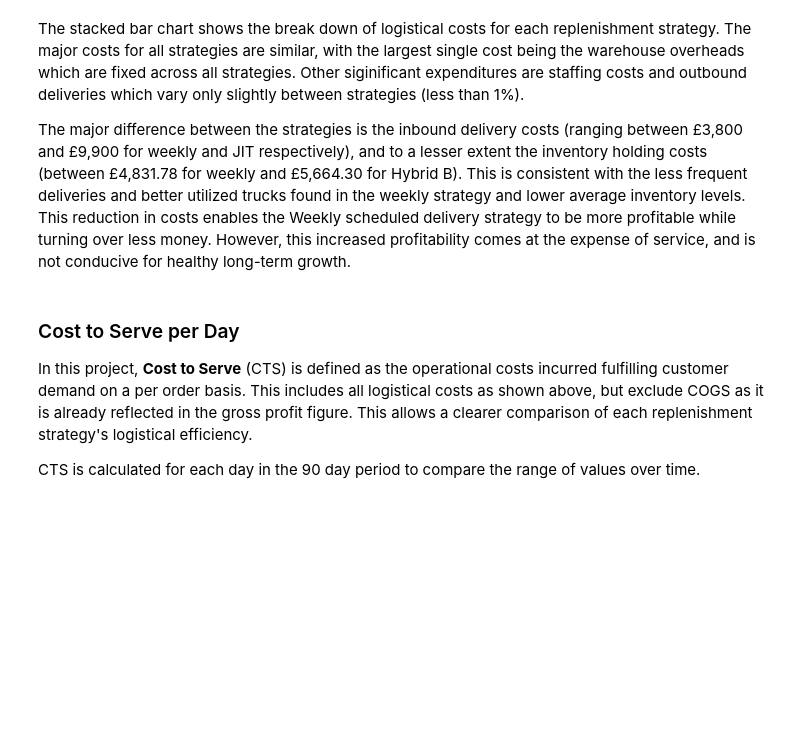
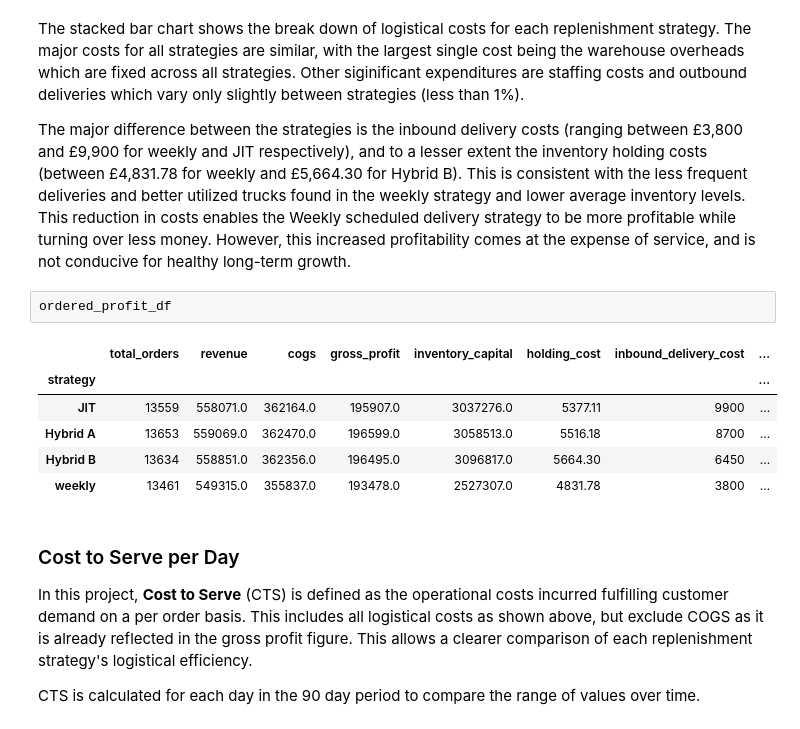
Before and after one commit to markus-pettersen/logistics-simulation, a Jupyter notebook: simulation/notebooks/05_eda_dashboard_prep.ipynb, the cells around one changed output. Saved outputs shown, nothing was run; the diff lists cells and outputs as text; blank space fills up the shorter version.

```diff
--- a/simulation/notebooks/05_eda_dashboard_prep.ipynb
+++ b/simulation/notebooks/05_eda_dashboard_prep.ipynb
@@ -654,6 +654,15 @@ plt.show()
 The stacked bar chart shows the break down of logistical costs for each replenishment strategy. The major costs for all strategies are similar, with the largest single cost being the warehouse overheads which are fixed across all strategies. Other siginificant expenditures are staffing costs and outbound deliveries which vary only slightly between strategies (less than 1%).
 
 The major difference between the strategies is the inbound delivery costs (ranging between £3,800 and £9,900 for weekly and JIT respectively), and to a lesser extent the inventory holding costs (between £4,831.78 for weekly and £5,664.30 for Hybrid B). This is consistent with the less frequent deliveries and better utilized trucks found in the weekly strategy and lower average inventory levels. This reduction in costs enables the Weekly scheduled delivery strategy to be more profitable while turning over less money. However, this increased profitability comes at the expense of service, and is not conducive for healthy long-term growth.
+# %%
+ordered_profit_df
+# %% [output]
+|  | total_orders | revenue | cogs | gross_profit | inventory_capital | holding_cost | inbound_delivery_cost | ... |
+| strategy |  |  |  |  |  |  |  | ... |
+| JIT | 13559 | 558071.0 | 362164.0 | 195907.0 | 3037276.0 | 5377.11 | 9900 | ... |
+| Hybrid A | 13653 | 559069.0 | 362470.0 | 196599.0 | 3058513.0 | 5516.18 | 8700 | ... |
+| Hybrid B | 13634 | 558851.0 | 362356.0 | 196495.0 | 3096817.0 | 5664.30 | 6450 | ... |
+| weekly | 13461 | 549315.0 | 355837.0 | 193478.0 | 2527307.0 | 4831.78 | 3800 | ... |
 # %% [markdown]
 ### Cost to Serve per Day
 
```
Also changed, not shown: parts of 2 cells of this notebook, 1 other file.
